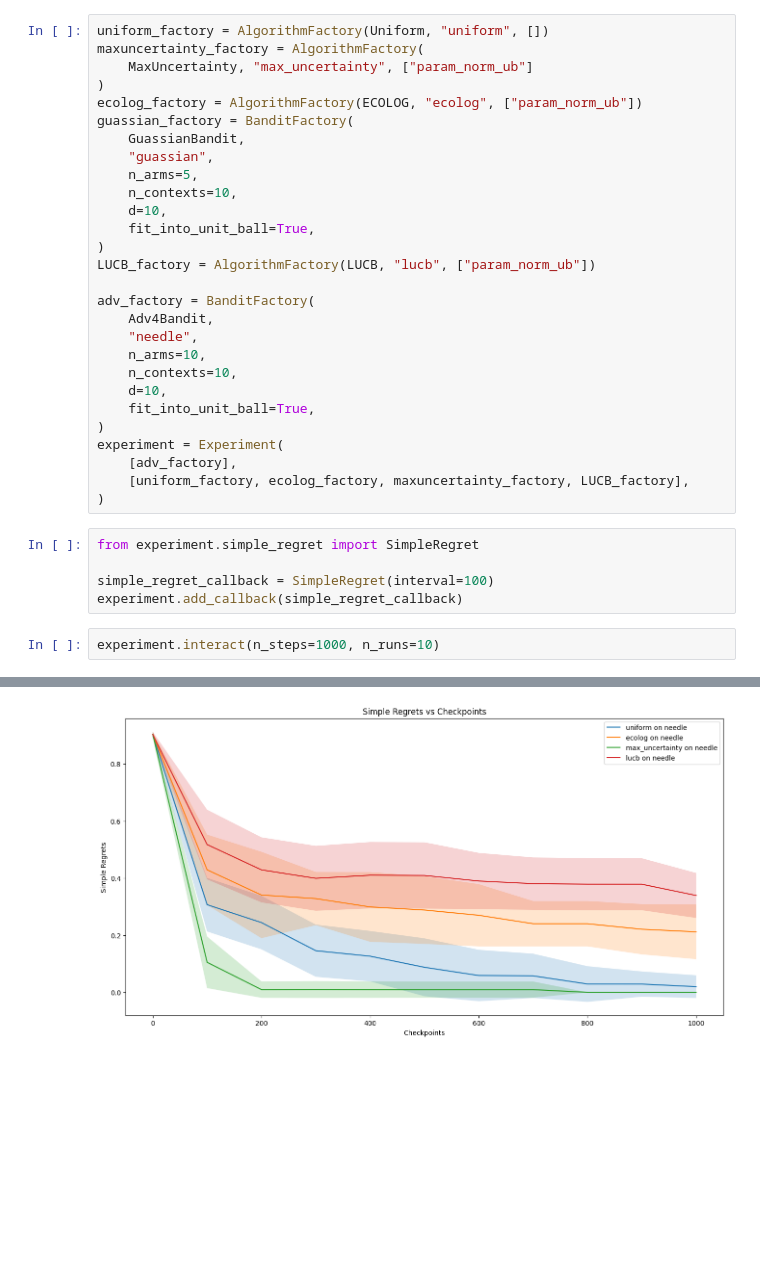
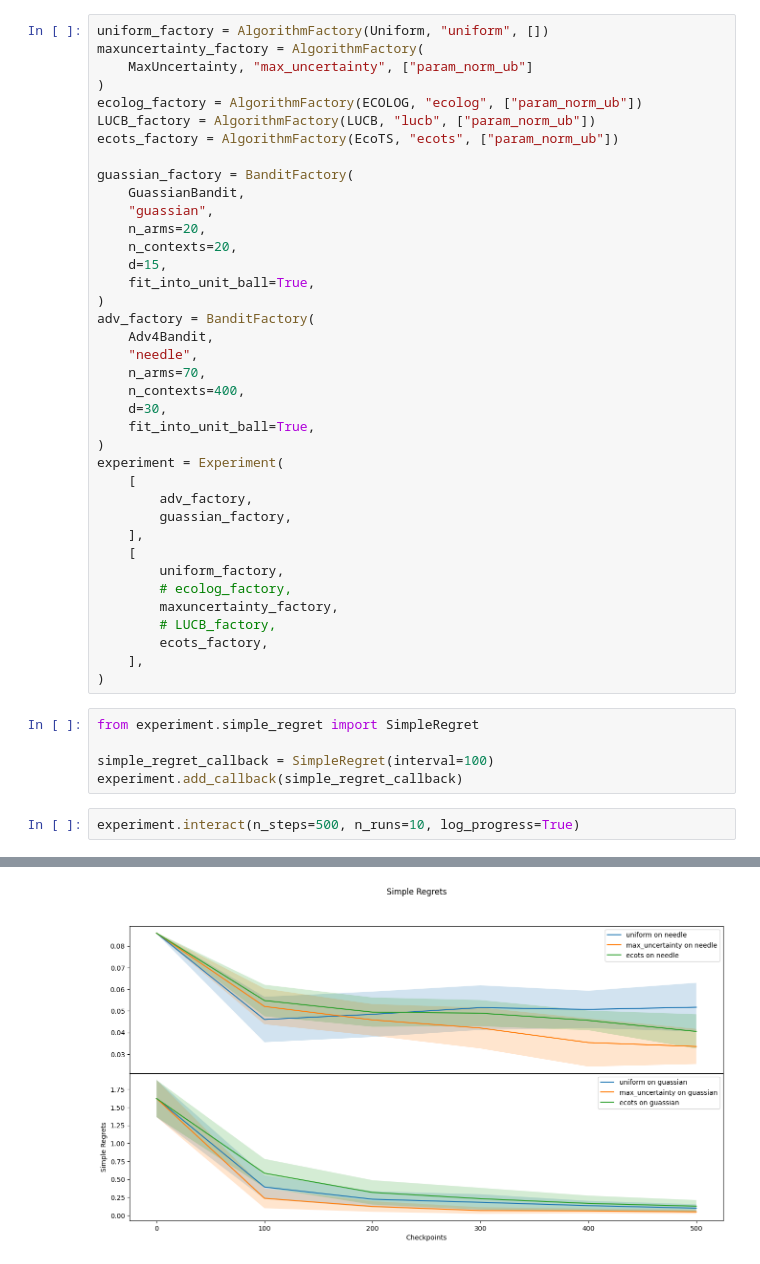
Before and after one commit to sarb9/ttts, a Jupyter notebook: main.ipynb, the cells around one changed output, grey strips where cells are left out. Saved outputs shown, nothing was run; the diff lists cells and outputs as text; blank space fills up the shorter version.

Commit message:
Add ecots.

```diff
--- a/main.ipynb
+++ b/main.ipynb
@@ -16,27 +17,37 @@ maxuncertainty_factory = AlgorithmFactory(
     MaxUncertainty, "max_uncertainty", ["param_norm_ub"]
 )
 ecolog_factory = AlgorithmFactory(ECOLOG, "ecolog", ["param_norm_ub"])
+LUCB_factory = AlgorithmFactory(LUCB, "lucb", ["param_norm_ub"])
+ecots_factory = AlgorithmFactory(EcoTS, "ecots", ["param_norm_ub"])
+
 guassian_factory = BanditFactory(
     GuassianBandit,
     "guassian",
-    n_arms=5,
-    n_contexts=10,
-    d=10,
+    n_arms=20,
+    n_contexts=20,
+    d=15,
     fit_into_unit_ball=True,
 )
-LUCB_factory = AlgorithmFactory(LUCB, "lucb", ["param_norm_ub"])
-
 adv_factory = BanditFactory(
     Adv4Bandit,
     "needle",
-    n_arms=10,
-    n_contexts=10,
-    d=10,
+    n_arms=70,
+    n_contexts=400,
+    d=30,
     fit_into_unit_ball=True,
 )
 experiment = Experiment(
-    [adv_factory],
-    [uniform_factory, ecolog_factory, maxuncertainty_factory, LUCB_factory],
+    [
+        adv_factory,
+        guassian_factory,
+    ],
+    [
+        uniform_factory,
+        # ecolog_factory,
+        maxuncertainty_factory,
+        # LUCB_factory,
+        ecots_factory,
+    ],
 )
 # %%
 from experiment.simple_regret import SimpleRegret
@@ -44,5 +55,5 @@ from experiment.simple_regret import SimpleRegret
 simple_regret_callback = SimpleRegret(interval=100)
 experiment.add_callback(simple_regret_callback)
 # %%
-experiment.interact(n_steps=1000, n_runs=10)
+experiment.interact(n_steps=500, n_runs=10, log_progress=True)
 # %% [output]
@@ -49 +80 @@ experiment.interact(n_steps=1000, n_runs=10)
-[figure, old version]
+[figure, new version]
```
Also changed, not shown: parts of 2 cells of this notebook, 5 other files.
